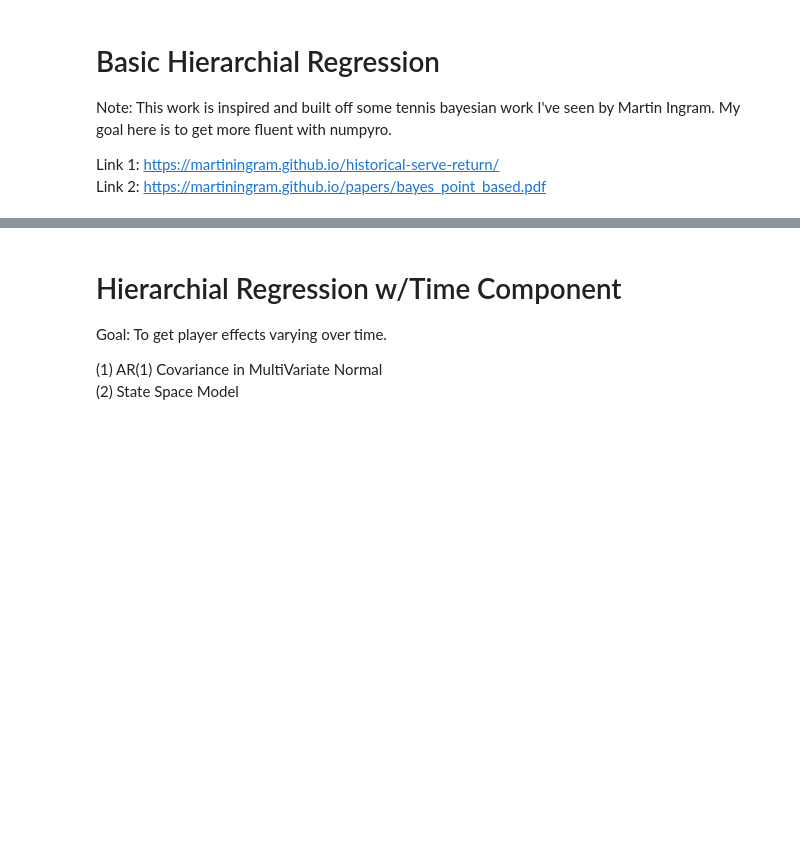
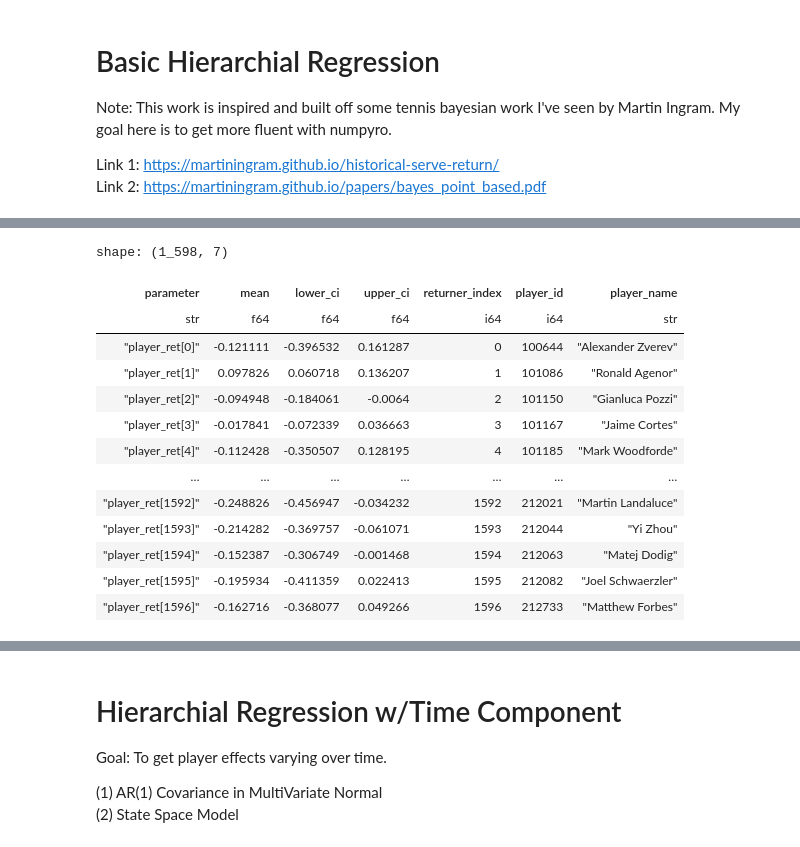
Before and after one commit to meysubb/tennis_bayes, a Jupyter notebook: basic_noteobok.ipynb, the cells around one changed output, grey strips where cells are left out. Drawn from its saved outputs; the diff is of its cells as text; code cells hidden in the pictures; blank space fills up the shorter version.

```diff
--- a/basic_noteobok.ipynb
+++ b/basic_noteobok.ipynb
@@ -30,0 +30,18 @@ shape: (6, 2)
+# %%
+# create a link between winner_id -> winner_name, and loser_id -> loser_name. So that I can have a dataframe of unique player ids and names
+def get_player_id_name_df(df: pl.DataFrame) -> pl.DataFrame:
+    winner_df = df.select([
+        pl.col("winner_id").alias("player_id"),
+        pl.col("winner_name").alias("player_name")
+    ]).unique()
+
+    loser_df = df.select([
+        pl.col("loser_id").alias("player_id"),
+        pl.col("loser_name").alias("player_name")
+    ]).unique()
+
+    player_df = pl.concat([winner_df, loser_df]).unique().sort("player_id")
+
+    return player_df
+# %%
+link_player_df = get_player_id_name_df(df_tennis)
@@ -121,0 +239,6 @@ TypeError: cannot unpack non-iterable Axes object
+# %%
+posteriors = get_posteriors(guide, basic_sv_results.params, sample_shape=(5000,), seed=1)
+#
+# Step 2: Create summary dataframe
+summary_df = posteriors_to_dataframe(posteriors, credible_interval=0.95)
+# print(summary_df)
@@ -121,0 +256,30 @@ TypeError: cannot unpack non-iterable Axes object
+# %%
+ret_results = summary_df.filter(pl.col("parameter").str.contains("player_ret")).with_columns(
+        pl.col("parameter")
+        .str.extract(r"\[(\d+)\]", 1)
+        .cast(pl.Int64, strict=False)
+        .alias("returner_index")
+)
+
+player_id_transformed = player_id_encoder.inverse_transform(ret_results['returner_index'])
+
+ret_results = ret_results.with_columns([
+    pl.Series(player_id_transformed).alias("player_id")
+]).join(link_player_df, on="player_id", how="left")
+# %%
+ret_results
+# %% [output]
+shape: (1_598, 7)
+| parameter | mean | lower_ci | upper_ci | returner_index | player_id | player_name |
+| str | f64 | f64 | f64 | i64 | i64 | str |
+| "player_ret[0]" | -0.121111 | -0.396532 | 0.161287 | 0 | 100644 | "Alexander Zverev" |
+| "player_ret[1]" | 0.097826 | 0.060718 | 0.136207 | 1 | 101086 | "Ronald Agenor" |
+| "player_ret[2]" | -0.094948 | -0.184061 | -0.0064 | 2 | 101150 | "Gianluca Pozzi" |
+| "player_ret[3]" | -0.017841 | -0.072339 | 0.036663 | 3 | 101167 | "Jaime Cortes" |
+| "player_ret[4]" | -0.112428 | -0.350507 | 0.128195 | 4 | 101185 | "Mark Woodforde" |
+| … | … | … | … | … | … | … |
+| "player_ret[1592]" | -0.248826 | -0.456947 | -0.034232 | 1592 | 212021 | "Martin Landaluce" |
+| "player_ret[1593]" | -0.214282 | -0.369757 | -0.061071 | 1593 | 212044 | "Yi Zhou" |
+| "player_ret[1594]" | -0.152387 | -0.306749 | -0.001468 | 1594 | 212063 | "Matej Dodig" |
+| "player_ret[1595]" | -0.195934 | -0.411359 | 0.022413 | 1595 | 212082 | "Joel Schwaerzler" |
+| "player_ret[1596]" | -0.162716 | -0.368077 | 0.049266 | 1596 | 212733 | "Matthew Forbes" |
```
Also changed, not shown: parts of 10 cells of this notebook.
